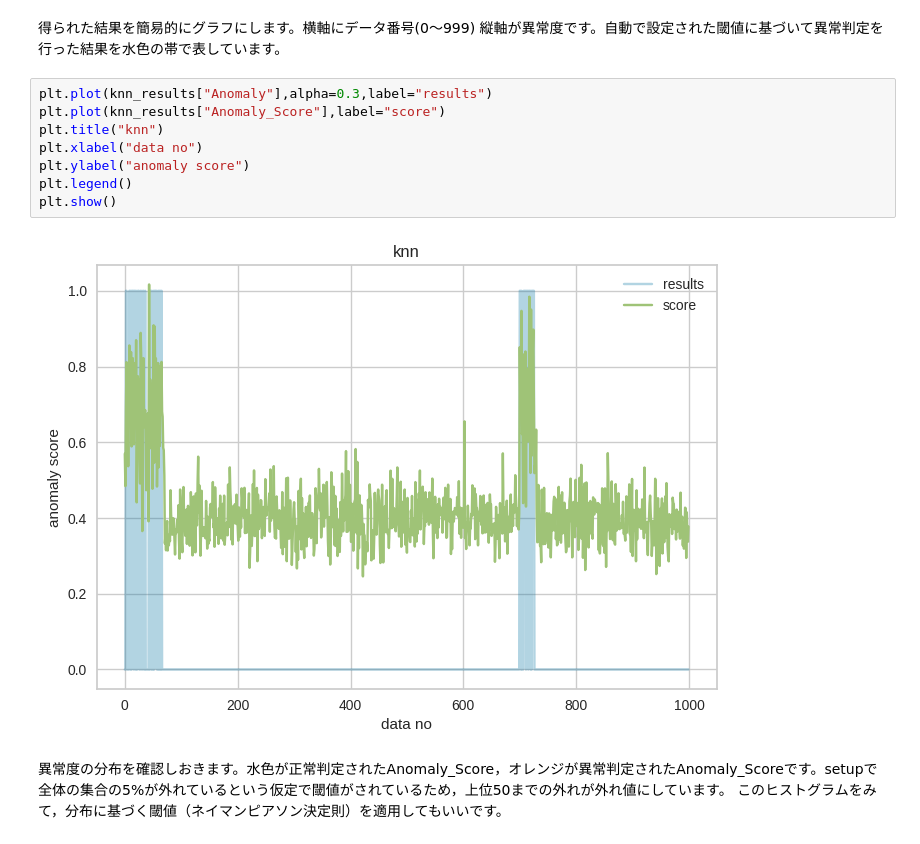
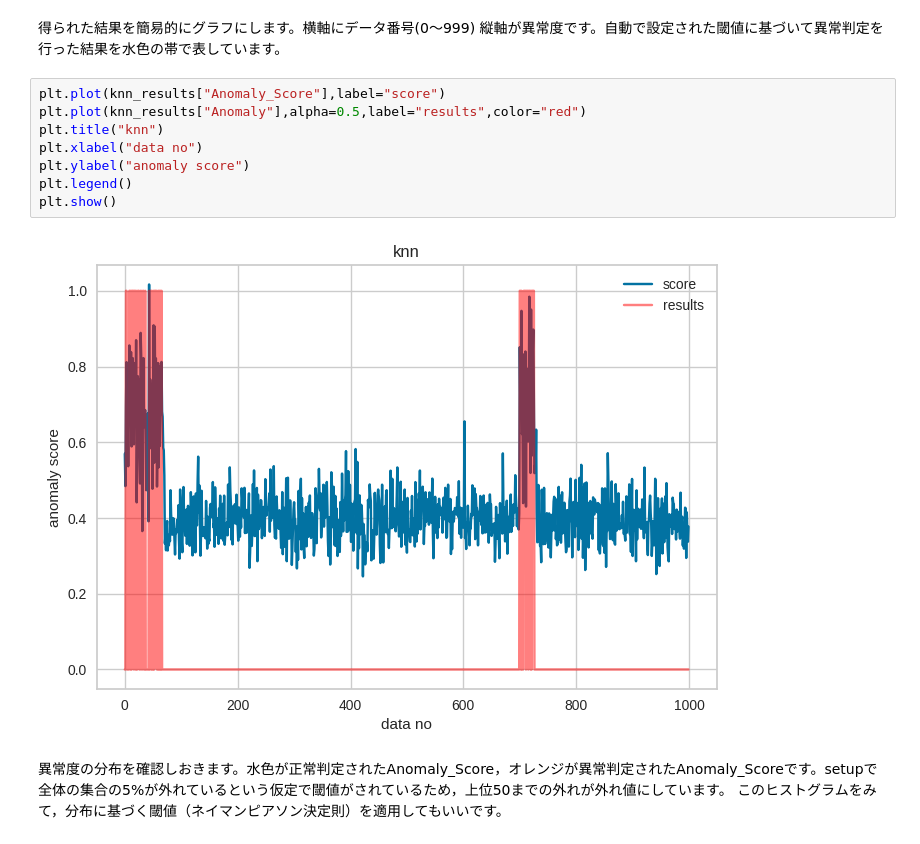
Before and after one commit to hamagami/anomaly-detection, a Jupyter notebook: pycaret_anomaly.ipynb, the cells around one changed output. Cells and saved outputs as stored; diff of their text form.

```diff
--- a/pycaret_anomaly.ipynb
+++ b/pycaret_anomaly.ipynb
@@ -128,15 +128,15 @@ knn_results = assign_model(knn_model)
 # %% [markdown]
 得られた結果を簡易的にグラフにします。横軸にデータ番号(0～999) 縦軸が異常度です。自動で設定された閾値に基づいて異常判定を行った結果を水色の帯で表しています。
 # %%
-plt.plot(knn_results["Anomaly"],alpha=0.3,label="results")
 plt.plot(knn_results["Anomaly_Score"],label="score")
+plt.plot(knn_results["Anomaly"],alpha=0.5,label="results",color="red")
 plt.title("knn")
 plt.xlabel("data no")
 plt.ylabel("anomaly score")
 plt.legend()
 plt.show()
 # %% [output]
-[figure, old version]
+[figure, new version]
 # %% [markdown]
 異常度の分布を確認しおきます。水色が正常判定されたAnomaly_Score，オレンジが異常判定されたAnomaly_Scoreです。setupで全体の集合の5%が外れているという仮定で閾値がされているため，上位50までの外れが外れ値にしています。
 このヒストグラムをみて，分布に基づく閾値（ネイマンピアソン決定則）を適用してもいいです。
```
Also changed, not shown: parts of 24 cells of this notebook.
